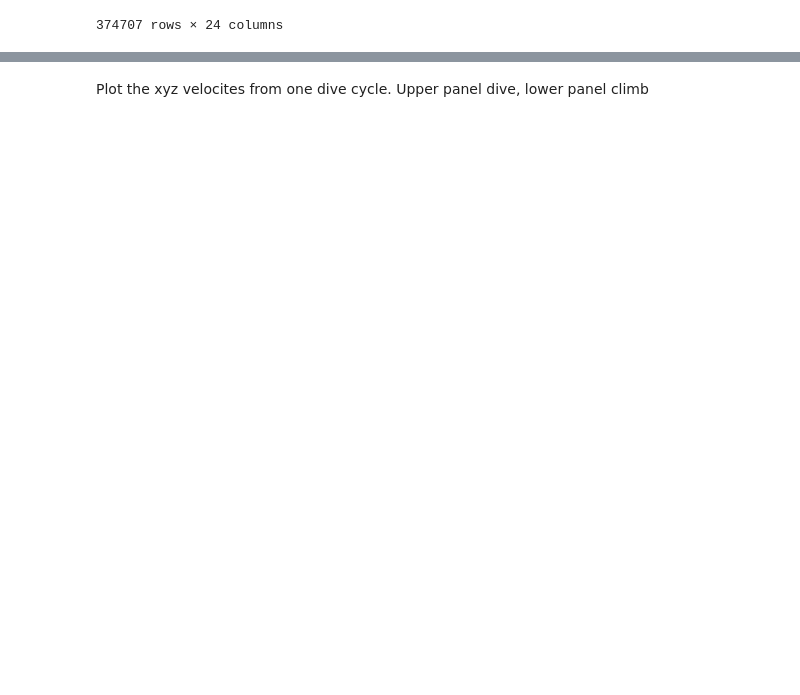
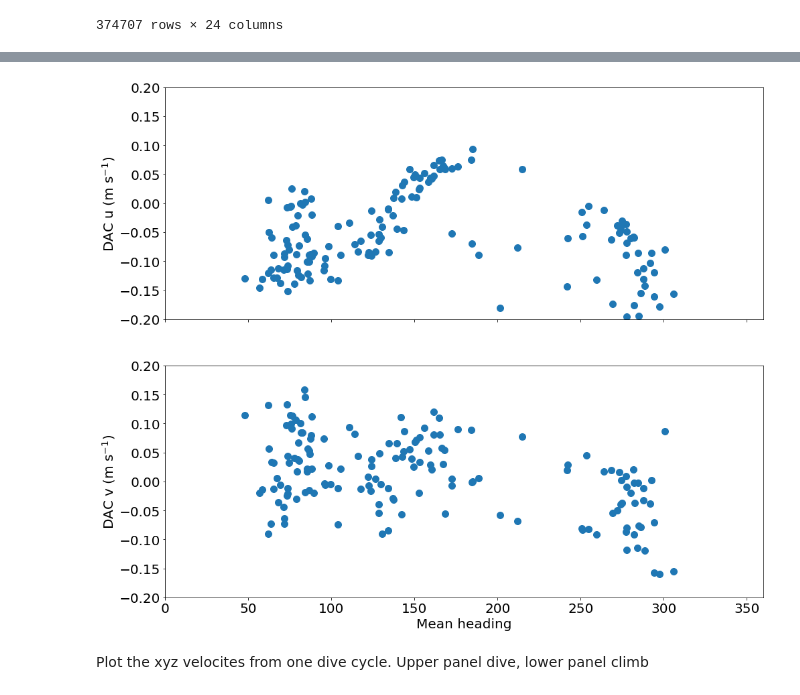
Before and after one commit to callumrollo/adcp-glider, a Jupyter notebook: notebooks/explore_data.ipynb, the cells around one changed output, grey strips where cells are left out. Saved outputs shown, nothing was run; the diff lists cells and outputs as text; code cells hidden in the pictures; blank space fills up the shorter version.

```diff
--- a/notebooks/explore_data.ipynb
+++ b/notebooks/explore_data.ipynb
@@ -141,0 +142,10 @@ bar = mission_dict['0041b']
+# %%
+fig, ax = plt.subplots(2,1,figsize=(16,14), sharex=True)
+ax = ax.ravel()
+ax[0].scatter(glider_av_df.heading, glider_av_df.DAC_u)
+ax[1].scatter(glider_av_df.heading, glider_av_df.DAC_v)
+ax[0].set(ylabel='DAC u $(\mathrm{m\ s^{-1}})$', ylim=[-0.2, 0.2])
+ax[1].set(ylabel='DAC v $(\mathrm{m\ s^{-1}})$', xlabel='Mean heading', ylim=[-0.2, 0.2], xlim=[0,360])
+savefig('DAC_by_heading')
+# %% [output]
+[figure, added]
```
Also changed, not shown: parts of 54 cells of this notebook, 13 other files.
